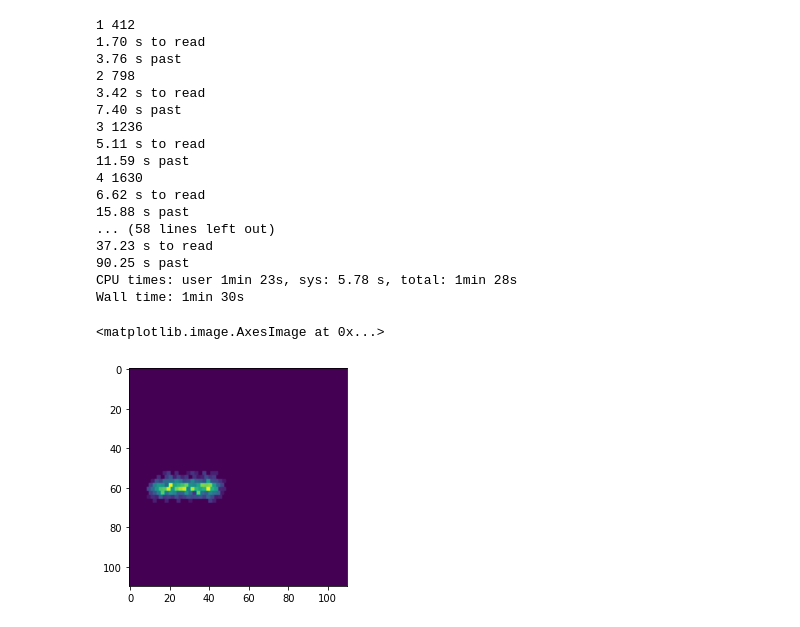
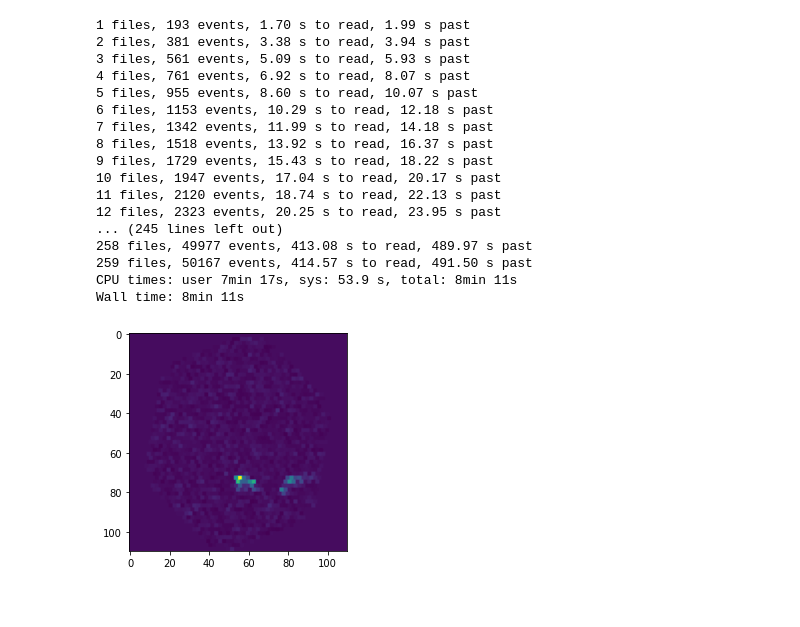
Before and after one commit to dima137/iact_dnn, a Jupyter notebook: notebooks/prod5_to_square.ipynb, the cells around one changed output. Cells and saved outputs as stored; diff of their text form; code cells hidden in the pictures.

```diff
--- a/notebooks/prod5_to_square.ipynb
+++ b/notebooks/prod5_to_square.ipynb
@@ -29,22 +76,9 @@ n_events = 10000 #10**4
 # %%
-folder = '/home/saturn/caph/mpp228/CTA_data/Prod5_GRID/'
-folder_in = folder + 'Prod5_Paranal_AdvancedBaseline_NSB1x_%s_North_20deg_ctapipe_v0.10.5_DL1/' % event_type
-folder_out = folder + 'Prod5_square_images/'
-if not os.path.isdir(folder_out):
-    os.mkdir(folder_out)
-fn_out = folder_out + '%s_images.h5' % event_type
-if os.path.isfile(fn_out):
-    os.remove(fn_out)
-h5_out = h5py.File(fn_out, 'w')
-
 out_dict = {}
 for key in mc_info_list:
     out_dict[key] = np.zeros(n_events)
+for key in pars_list:
+    out_dict[key] = np.zeros(n_events)
-# %%
-if 0:
-    fn = folder_in + fns[0]
-    reader = fn2reader(fn)
-    reader[7][0].shape
 # %%
 %%time
 fns = os.listdir(folder_in)
@@ -67,37 +101,43 @@ while nout < n_events:
         if nout + k == n_events:
             break
         #out_dict['images'][nout + k] = reader[k][0][:,:,0]
+        if channels_list:
+            images = reader[k][0][:]
+        if pars_list:
+            pars = reader[k][1][:]
+        if mc_info_list:
+            mc_pars = reader[k][2:2+len(mc_info_list)]
         for m, key in enumerate(channels_list):
-            out_dict[key][nout + k] = reader[k][0][:,:,m]
+            out_dict[key][nout + k] = images[:,:,m]
+        for m, key in enumerate(pars_list):
+            out_dict[key][nout + k] = pars[m]
         for m, key in enumerate(mc_info_list):
-            out_dict[key][nout + k] = reader[k][m + 2]
+            out_dict[key][nout + k] = mc_pars[m]
     i += 1
     nout += len(reader)
-    print(i, nout)
-    print('%.2f s to read' % (t_read))
-    print('%.2f s past' % (time.time() - t0))
+    print('%i files, %i events, %.2f s to read, %.2f s past' % (i, nout, t_read, time.time() - t0))
 # %% [output]
-1 412
-1.70 s to read
-3.76 s past
-2 798
-3.42 s to read
-7.40 s past
-3 1236
-5.11 s to read
-11.59 s past
-4 1630
-6.62 s to read
-15.88 s past
-... (58 lines left out)
-37.23 s to read
-90.25 s past
-CPU times: user 1min 23s, sys: 5.78 s, total: 1min 28s
-Wall time: 1min 30s
+1 files, 193 events, 1.70 s to read, 1.99 s past
+2 files, 381 events, 3.38 s to read, 3.94 s past
+3 files, 561 events, 5.09 s to read, 5.93 s past
+4 files, 761 events, 6.92 s to read, 8.07 s past
+5 files, 955 events, 8.60 s to read, 10.07 s past
+6 files, 1153 events, 10.29 s to read, 12.18 s past
+7 files, 1342 events, 11.99 s to read, 14.18 s past
+8 files, 1518 events, 13.92 s to read, 16.37 s past
+9 files, 1729 events, 15.43 s to read, 18.22 s past
+10 files, 1947 events, 17.04 s to read, 20.17 s past
+11 files, 2120 events, 18.74 s to read, 22.13 s past
+12 files, 2323 events, 20.25 s to read, 23.95 s past
+... (245 lines left out)
+258 files, 49977 events, 413.08 s to read, 489.97 s past
+259 files, 50167 events, 414.57 s to read, 491.50 s past
+CPU times: user 7min 17s, sys: 53.9 s, total: 8min 11s
+Wall time: 8min 11s
 # %%
-plt.imshow(out_dict['image_mask'][0])
+if 'image' in out_dict:
+    plt.imshow(out_dict['image'][0])
 # %% [output]
-<matplotlib.image.AxesImage at 0x...>
-[figure, old version]
+[figure, new version]
 # %%
 %%time
```
Also changed, not shown: parts of 17 cells of this notebook, 4 other files.
